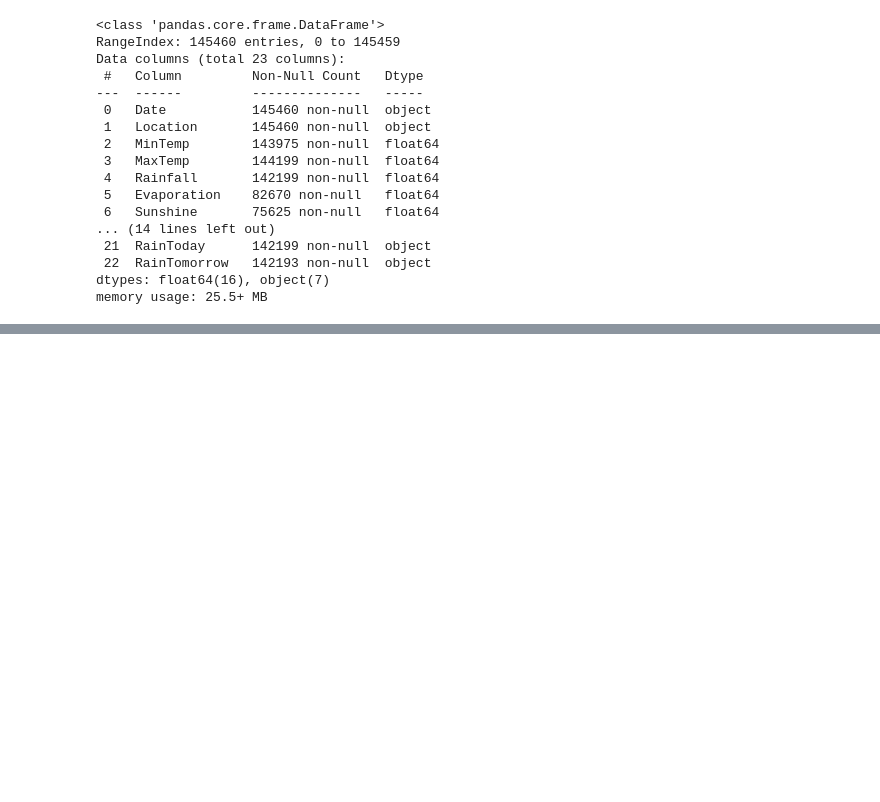
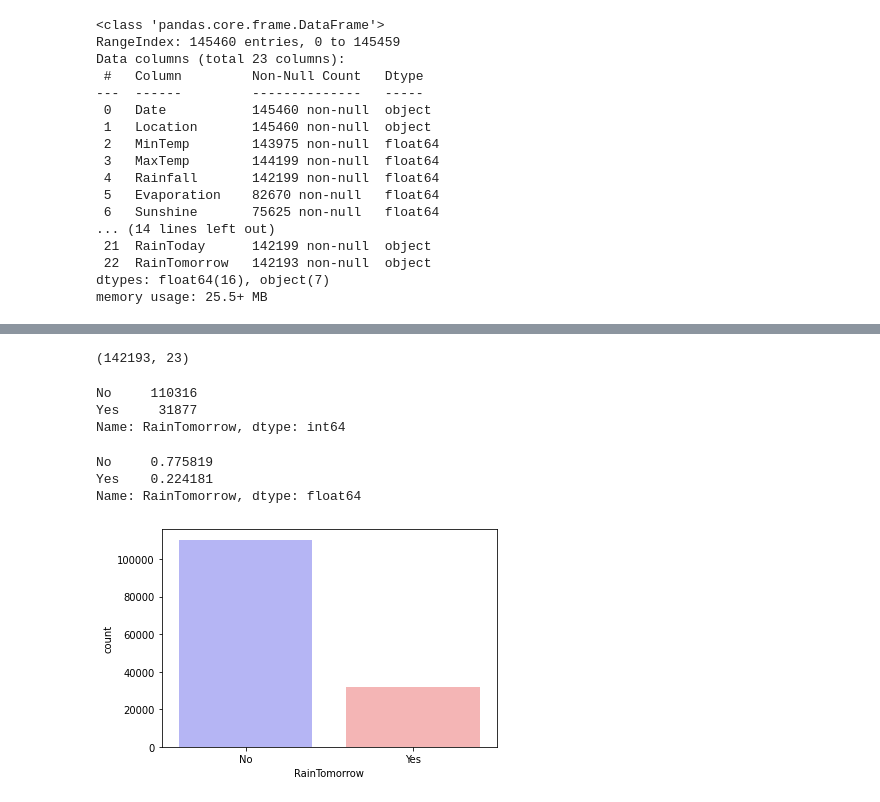
Before and after one commit to medzz123/intro-ai-coursework, a Jupyter notebook: coursework.ipynb, the cells around one changed output, grey strips where cells are left out. Saved outputs shown, nothing was run; the diff lists cells and outputs as text; code cells hidden in the pictures; blank space fills up the shorter version.

Commit message:
Drop missing target entries

```diff
--- a/coursework.ipynb
+++ b/coursework.ipynb
@@ -6,6 +8,6 @@ import pandas as pd
 # %%
 # Load Data
-df = pd.read_csv("https://raw.githubusercontent.com/medzz123/rain-data/main/weatherAUS.csv")
+df = pd.read_csv("https://raw.githubusercontent.com/medzz123/rain-data/main/weatherAUS.csv",  na_values=['NA', '?'])
 
 df.head()
 # %% [output]
@@ -53,0 +69,4 @@ memory usage: 25.5+ MB
+# %%
+target = 'RainTomorrow'
+
+df[target].isna().sum()
@@ -53,0 +86,24 @@ memory usage: 25.5+ MB
+# %%
+# Remove all target values which are missing, as we cannot predict the accuracy of it
+df = df[df[target].notna()]
+
+df.shape
+# %% [output]
+(142193, 23)
+# %%
+df[target].value_counts()
+# %% [output]
+No     110316
+Yes     31877
+Name: RainTomorrow, dtype: int64
+# %%
+df[target].value_counts()/len(df)
+# %% [output]
+No     0.775819
+Yes    0.224181
+Name: RainTomorrow, dtype: float64
+# %%
+sns.countplot(x=target, data=df, palette="bwr")
+plt.show()
+# %% [output]
+[figure, added]
```
Also changed, not shown: parts of 5 cells of this notebook.
